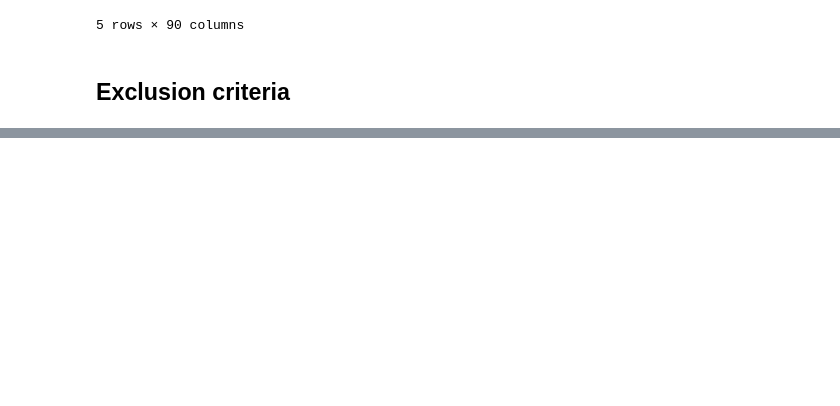
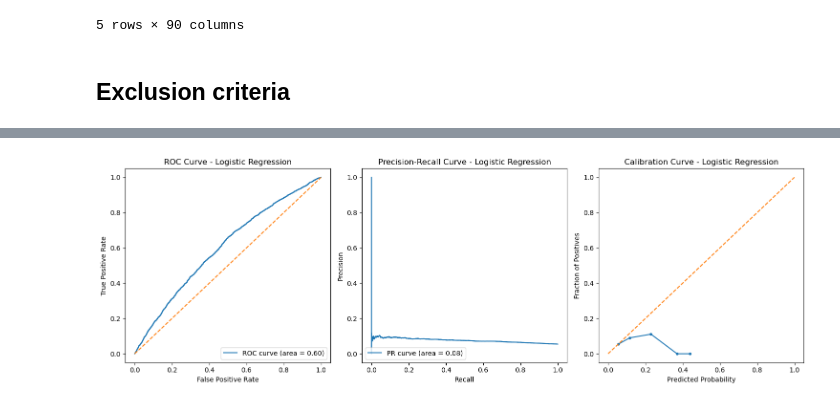
Before and after one commit to YuchenZhu2335/BIS568-final-project, a Jupyter notebook: final project.py.ipynb, the cells around one changed output, grey strips where cells are left out. Drawn from its saved outputs; the diff is of its cells as text; code cells hidden in the pictures; blank space fills up the shorter version.

```diff
--- a/final project.py.ipynb
+++ b/final project.py.ipynb
@@ -615,0 +780,2 @@ plt.show()
+# %%
+df_cleaned_final = df_cleaned5.drop(columns=['condition - Type 2 diabetes', 'visit_occurrence_id', 'person_id'])
@@ -615,0 +784,2 @@ plt.show()
+# %%
+df_cleaned_final['Respiratory rate'] = pd.to_numeric(df_cleaned_final['Respiratory rate'], errors='coerce')
@@ -615,0 +794,3 @@ plt.show()
+# %%
+categorical_columns = df_cleaned_final.select_dtypes(include=['object', 'category']).columns
+df = pd.get_dummies(df_cleaned_final, columns=categorical_columns, drop_first=True, prefix_sep='__')
@@ -615,0 +799,10 @@ plt.show()
+# %%
+# Separate the features and target variable
+X = df.drop('condition_type_2_diabetes_encoded', axis=1)  # Feature set
+y = df['condition_type_2_diabetes_encoded']  # Target variable
+
+# Split the dataset into training and temporary sets (80-20 split)
+X_train, X_temp, y_train, y_temp = train_test_split(X, y, test_size=0.2, random_state=0, stratify=y)
+
+# Further split the temporary set into validation and test sets (50-50 split)
+X_valid, X_test, y_valid, y_test = train_test_split(X_temp, y_temp, test_size=0.5, random_state=0, stratify=y_temp)
@@ -615,0 +858,64 @@ plt.show()
+# %%
+# Initialize models
+logistic_model = LogisticRegression()
+random_forest_model = RandomForestClassifier()
+xgboost_model = XGBClassifier()
+
+# Fit models
+logistic_model.fit(X_train, y_train)
+random_forest_model.fit(X_train, y_train)
+xgboost_model.fit(X_train, y_train)
+
+# Define a function to plot ROC, PR, and Calibration curves
+def plot_model_performance(model, X_test, y_test, model_name):
+    # Predict probabilities
+    probs = model.predict_proba(X_test)[:, 1]
+
+    # Calculate ROC AUC
+    fpr, tpr, thresholds = roc_curve(y_test, probs)
+    roc_auc = auc(fpr, tpr)
+
+    # Calculate PR AUC
+    precision, recall, _ = precision_recall_curve(y_test, probs)
+    pr_auc = average_precision_score(y_test, probs)
+
+    # Calibration curve
+    prob_true, prob_pred = calibration_curve(y_test, probs, n_bins=10)
+
+    # Plotting
+    plt.figure(figsize=(15, 5))
+
+    # ROC Curve
+    plt.subplot(1, 3, 1)
+    plt.plot(fpr, tpr, label=f'ROC curve (area = {roc_auc:.2f})')
+    plt.plot([0, 1], [0, 1], linestyle='--')
+    plt.xlabel('False Positive Rate')
+    plt.ylabel('True Positive Rate')
+    plt.title(f'ROC Curve - {model_name}')
+    plt.legend(loc='lower right')
+
+    # Precision-Recall Curve
+    plt.subplot(1, 3, 2)
+    plt.plot(recall, precision, label=f'PR curve (area = {pr_auc:.2f})')
+    plt.xlabel('Recall')
+    plt.ylabel('Precision')
+    plt.title(f'Precision-Recall Curve - {model_name}')
+    plt.legend(loc='lower left')
+
+    # Calibration Curve
+    plt.subplot(1, 3, 3)
+    plt.plot(prob_pred, prob_true, marker='.')
+    plt.plot([0, 1], [0, 1], linestyle='--')
+    plt.xlabel('Predicted Probability')
+    plt.ylabel('Fraction of Positives')
+    plt.title(f'Calibration Curve - {model_name}')
+
+    plt.tight_layout()
+    plt.show()
+
+# Plot performance for each model
+plot_model_performance(logistic_model, X_test, y_test, 'Logistic Regression')
+plot_model_performance(random_forest_model, X_test, y_test, 'Random Forest')
+plot_model_performance(xgboost_model, X_test, y_test, 'XGBoost')
+# %% [output]
+[figure, added]
```
Also changed, not shown: parts of 61 cells of this notebook.
